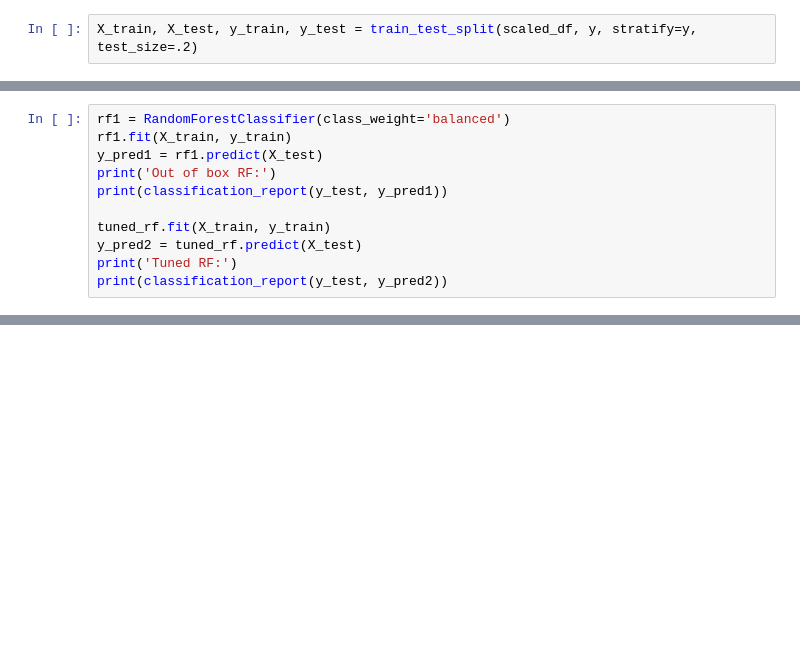
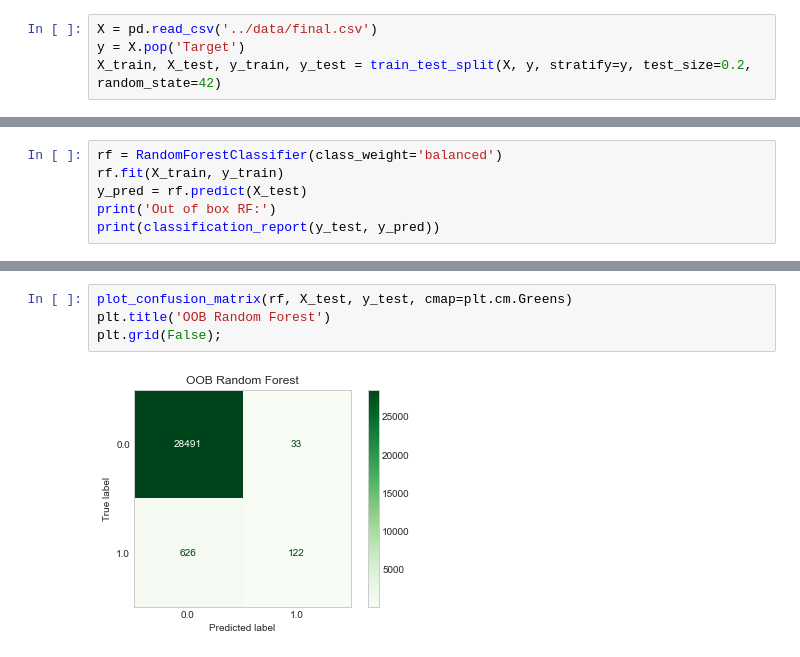
Before and after one commit to czaloumi/fire-risk-analysis, a Jupyter notebook: src/model-comparison.ipynb, the cells around one changed output, grey strips where cells are left out. Saved outputs shown, nothing was run; the diff lists cells and outputs as text; blank space fills up the shorter version.

Commit message:
models compared on cleaned data

```diff
--- a/src/model-comparison.ipynb
+++ b/src/model-comparison.ipynb
@@ -34,2 +15,4 @@ y = scaled_df.pop('Target')
 # %%
-X_train, X_test, y_train, y_test = train_test_split(scaled_df, y, stratify=y, test_size=.2)
+X = pd.read_csv('../data/final.csv')
+y = X.pop('Target')
+X_train, X_test, y_train, y_test = train_test_split(X, y, stratify=y, test_size=0.2, random_state=42)
@@ -86,14 +41,9 @@ Parameters: { class_weight } might not be used.
 # %%
-rf1 = RandomForestClassifier(class_weight='balanced')
-rf1.fit(X_train, y_train)
-y_pred1 = rf1.predict(X_test)
+rf = RandomForestClassifier(class_weight='balanced')
+rf.fit(X_train, y_train)
+y_pred = rf.predict(X_test)
 print('Out of box RF:')
-print(classification_report(y_test, y_pred1))
-
-tuned_rf.fit(X_train, y_train)
-y_pred2 = tuned_rf.predict(X_test)
-print('Tuned RF:')
-print(classification_report(y_test, y_pred2))
+print(classification_report(y_test, y_pred))
 # %% [output]
 Out of box RF:
               precision    recall  f1-score   support
@@ -126,0 +57,6 @@ f1-score: 0.28452472356939573
+# %%
+plot_confusion_matrix(rf, X_test, y_test, cmap=plt.cm.Greens)
+plt.title('OOB Random Forest')
+plt.grid(False);
+# %% [output]
+[figure, added]
```
Also changed, not shown: parts of 14 cells of this notebook.
